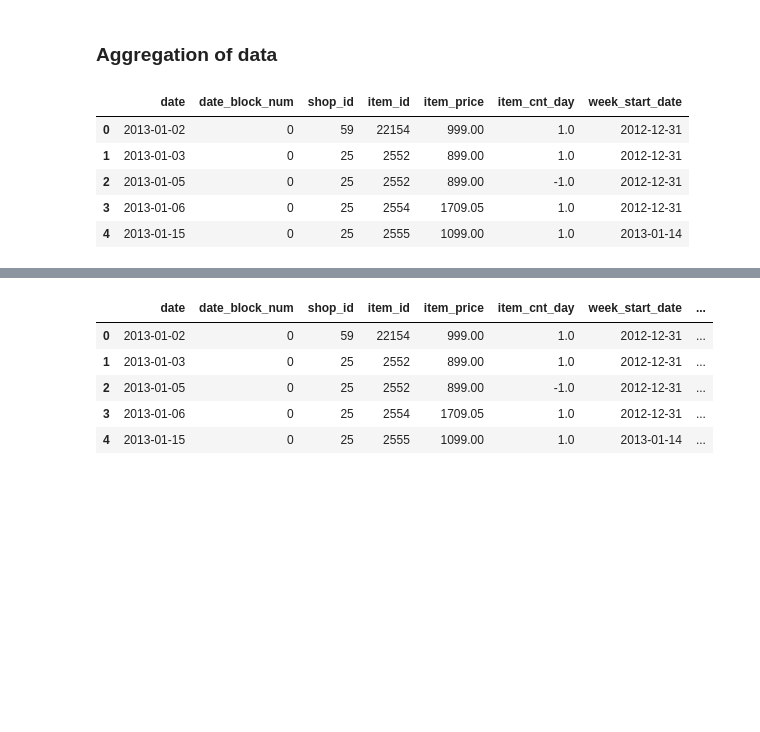
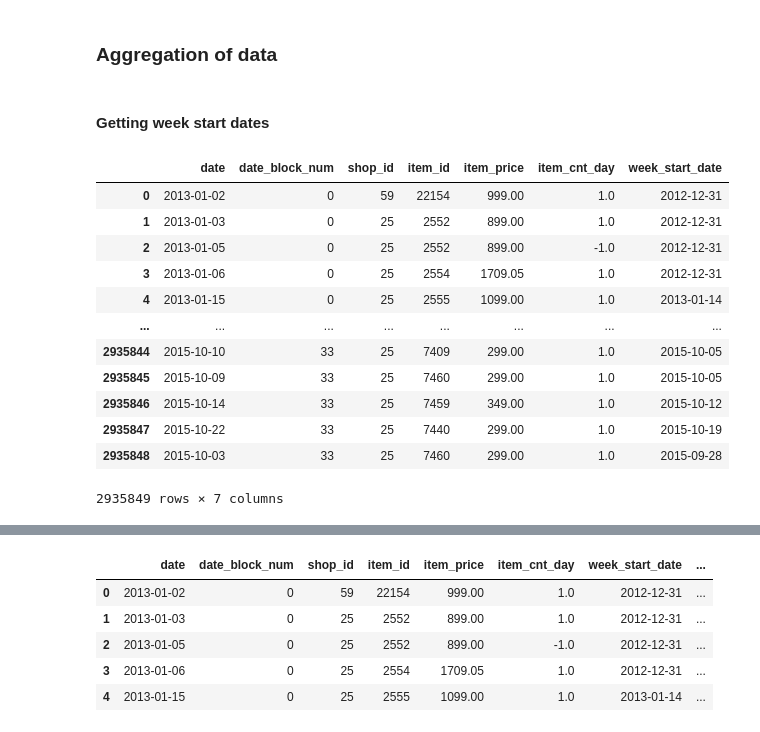
Before and after one commit to ManashJKonwar/ML-Retail-Sales, a Jupyter notebook: modelling_pipeline/feature_engg_script_v02.ipynb, the cells around one changed output, grey strips where cells are left out. Cells and saved outputs as stored; diff of their text form; code cells hidden in the pictures; blank space fills up the shorter version.

```diff
--- a/modelling_pipeline/feature_engg_script_v02.ipynb
+++ b/modelling_pipeline/feature_engg_script_v02.ipynb
@@ -33,16 +35,25 @@ test = pd.read_csv(r'datasets\test.csv')
 sample_submission = pd.read_csv(r'datasets\sample_submission.csv')
 # %% [markdown]
 ### Aggregation of data
+# %% [markdown]
+#### Getting week start dates
 # %%
 # Getting weekly dates instead of daily dates
 train_data = sales_train.copy()
 train_data['date'] = pd.to_datetime(train_data['date'], infer_datetime_format=True, format='%d.%m.%Y')
 train_data['week_start_date'] = train_data.date.apply(lambda x: x - timedelta(days=x.weekday()))
-train_data.head()
+train_data
 # %% [output]
 |  | date | date_block_num | shop_id | item_id | item_price | item_cnt_day | week_start_date |
 | 0 | 2013-01-02 | 0 | 59 | 22154 | 999.00 | 1.0 | 2012-12-31 |
 | 1 | 2013-01-03 | 0 | 25 | 2552 | 899.00 | 1.0 | 2012-12-31 |
 | 2 | 2013-01-05 | 0 | 25 | 2552 | 899.00 | -1.0 | 2012-12-31 |
 | 3 | 2013-01-06 | 0 | 25 | 2554 | 1709.05 | 1.0 | 2012-12-31 |
 | 4 | 2013-01-15 | 0 | 25 | 2555 | 1099.00 | 1.0 | 2013-01-14 |
+| ... | ... | ... | ... | ... | ... | ... | ... |
+| 2935844 | 2015-10-10 | 33 | 25 | 7409 | 299.00 | 1.0 | 2015-10-05 |
+| 2935845 | 2015-10-09 | 33 | 25 | 7460 | 299.00 | 1.0 | 2015-10-05 |
+| 2935846 | 2015-10-14 | 33 | 25 | 7459 | 349.00 | 1.0 | 2015-10-12 |
+| 2935847 | 2015-10-22 | 33 | 25 | 7440 | 299.00 | 1.0 | 2015-10-19 |
+| 2935848 | 2015-10-03 | 33 | 25 | 7460 | 299.00 | 1.0 | 2015-09-28 |
+2935849 rows × 7 columns
```
Also changed, not shown: parts of 21 cells of this notebook.
